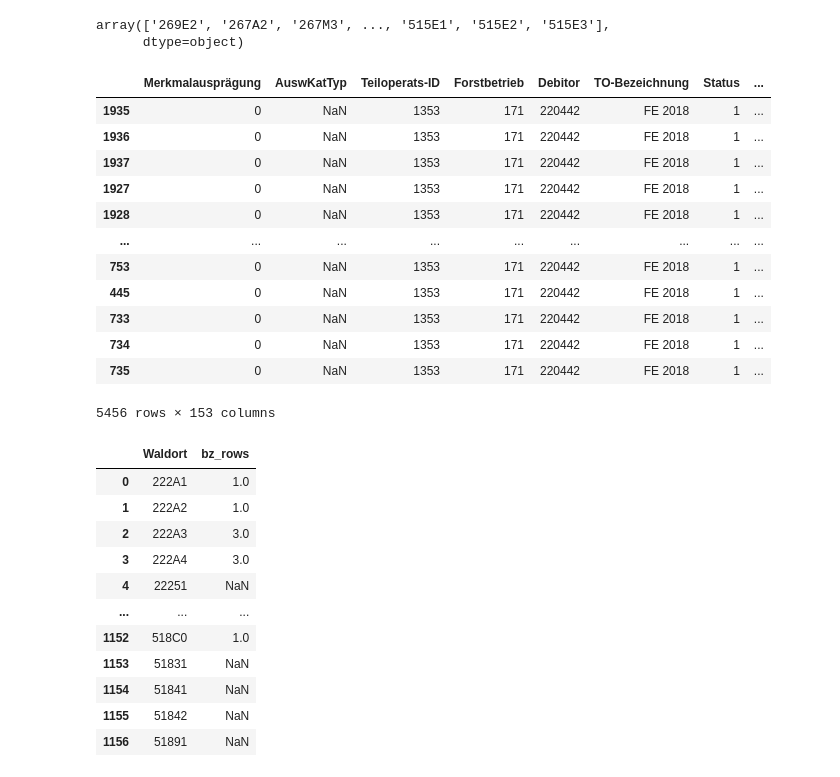
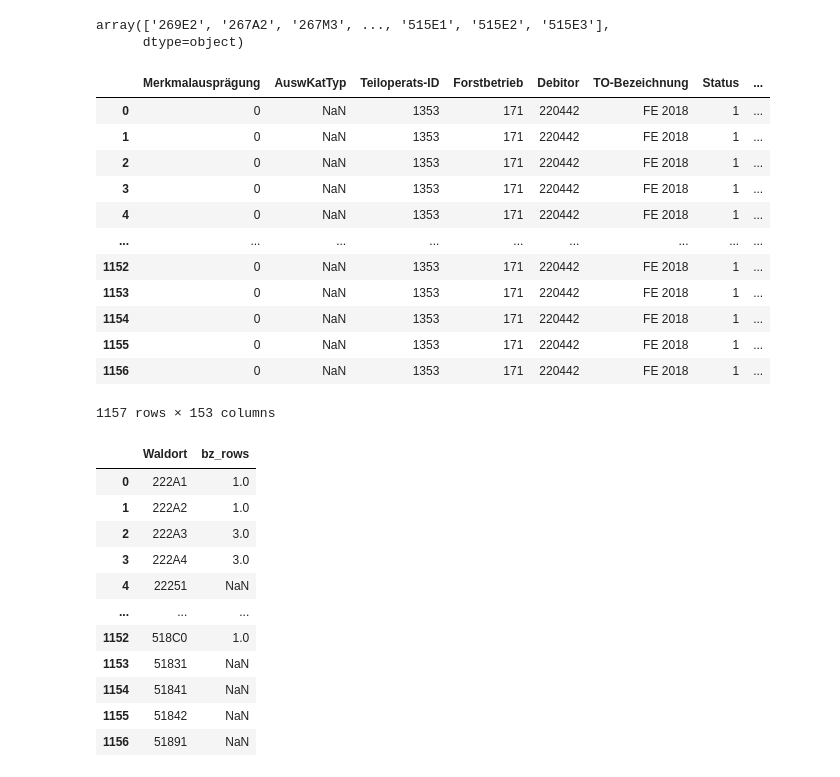
Before and after one commit to satlawa/obf_autman, a Jupyter notebook: merge.ipynb, the cells around one changed output. Cells and saved outputs as stored; diff of their text form; code cells hidden in the pictures.

```diff
--- a/merge.ipynb
+++ b/merge.ipynb
@@ -178,20 +179,20 @@ array(['269E2', '267A2', '267M3', ..., '515E1', '515E2', '515E3'],
 wo_struct['bz_rows'] = wo_struct.loc[wo_struct['Best.-Schicht'] == 0, 'Bestockungsziel'].str.count(' ') + 1
-# %%
-wo_data
-# %% [output]
-|  | Merkmalausprägung | AuswKatTyp | Teiloperats-ID | Forstbetrieb | Debitor | TO-Bezeichnung | Status | ... |
-| 1935 | 0 | NaN | 1353 | 171 | 220442 | FE 2018 | 1 | ... |
-| 1936 | 0 | NaN | 1353 | 171 | 220442 | FE 2018 | 1 | ... |
-| 1937 | 0 | NaN | 1353 | 171 | 220442 | FE 2018 | 1 | ... |
-| 1927 | 0 | NaN | 1353 | 171 | 220442 | FE 2018 | 1 | ... |
-| 1928 | 0 | NaN | 1353 | 171 | 220442 | FE 2018 | 1 | ... |
-| ... | ... | ... | ... | ... | ... | ... | ... | ... |
-| 753 | 0 | NaN | 1353 | 171 | 220442 | FE 2018 | 1 | ... |
-| 445 | 0 | NaN | 1353 | 171 | 220442 | FE 2018 | 1 | ... |
-| 733 | 0 | NaN | 1353 | 171 | 220442 | FE 2018 | 1 | ... |
-| 734 | 0 | NaN | 1353 | 171 | 220442 | FE 2018 | 1 | ... |
-| 735 | 0 | NaN | 1353 | 171 | 220442 | FE 2018 | 1 | ... |
-5456 rows × 153 columns
+# %%
+wo_struct.loc[wo_struct['Best.-Schicht'] == 0]
+# %% [output]
+|  | Merkmalausprägung | AuswKatTyp | Teiloperats-ID | Forstbetrieb | Debitor | TO-Bezeichnung | Status | ... |
+| 0 | 0 | NaN | 1353 | 171 | 220442 | FE 2018 | 1 | ... |
+| 1 | 0 | NaN | 1353 | 171 | 220442 | FE 2018 | 1 | ... |
+| 2 | 0 | NaN | 1353 | 171 | 220442 | FE 2018 | 1 | ... |
+| 3 | 0 | NaN | 1353 | 171 | 220442 | FE 2018 | 1 | ... |
+| 4 | 0 | NaN | 1353 | 171 | 220442 | FE 2018 | 1 | ... |
+| ... | ... | ... | ... | ... | ... | ... | ... | ... |
+| 1152 | 0 | NaN | 1353 | 171 | 220442 | FE 2018 | 1 | ... |
+| 1153 | 0 | NaN | 1353 | 171 | 220442 | FE 2018 | 1 | ... |
+| 1154 | 0 | NaN | 1353 | 171 | 220442 | FE 2018 | 1 | ... |
+| 1155 | 0 | NaN | 1353 | 171 | 220442 | FE 2018 | 1 | ... |
+| 1156 | 0 | NaN | 1353 | 171 | 220442 | FE 2018 | 1 | ... |
+1157 rows × 153 columns
 # %%
 wo_struct = wo_data.loc[wo_data['Best.-Schicht'] == 0].copy()
 
```
Also changed, not shown: parts of 5 cells of this notebook.
